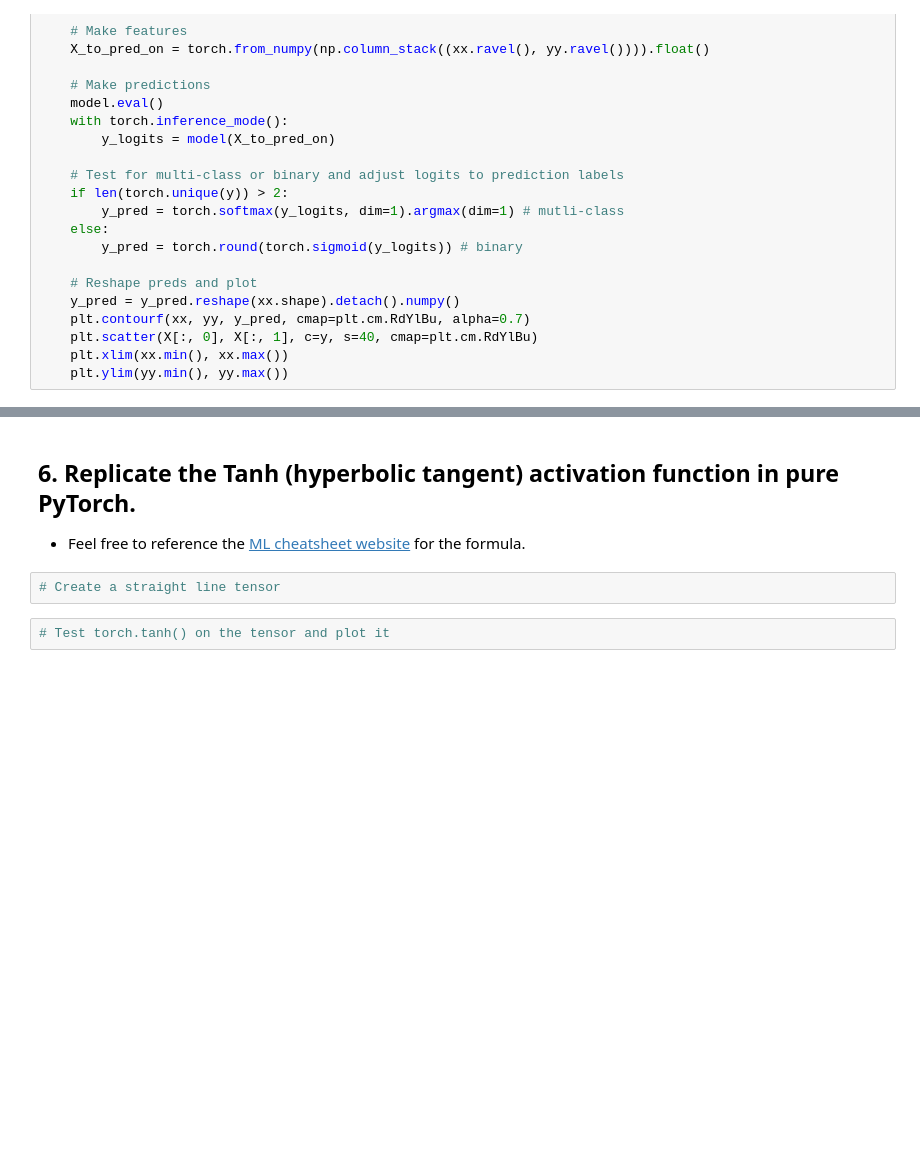
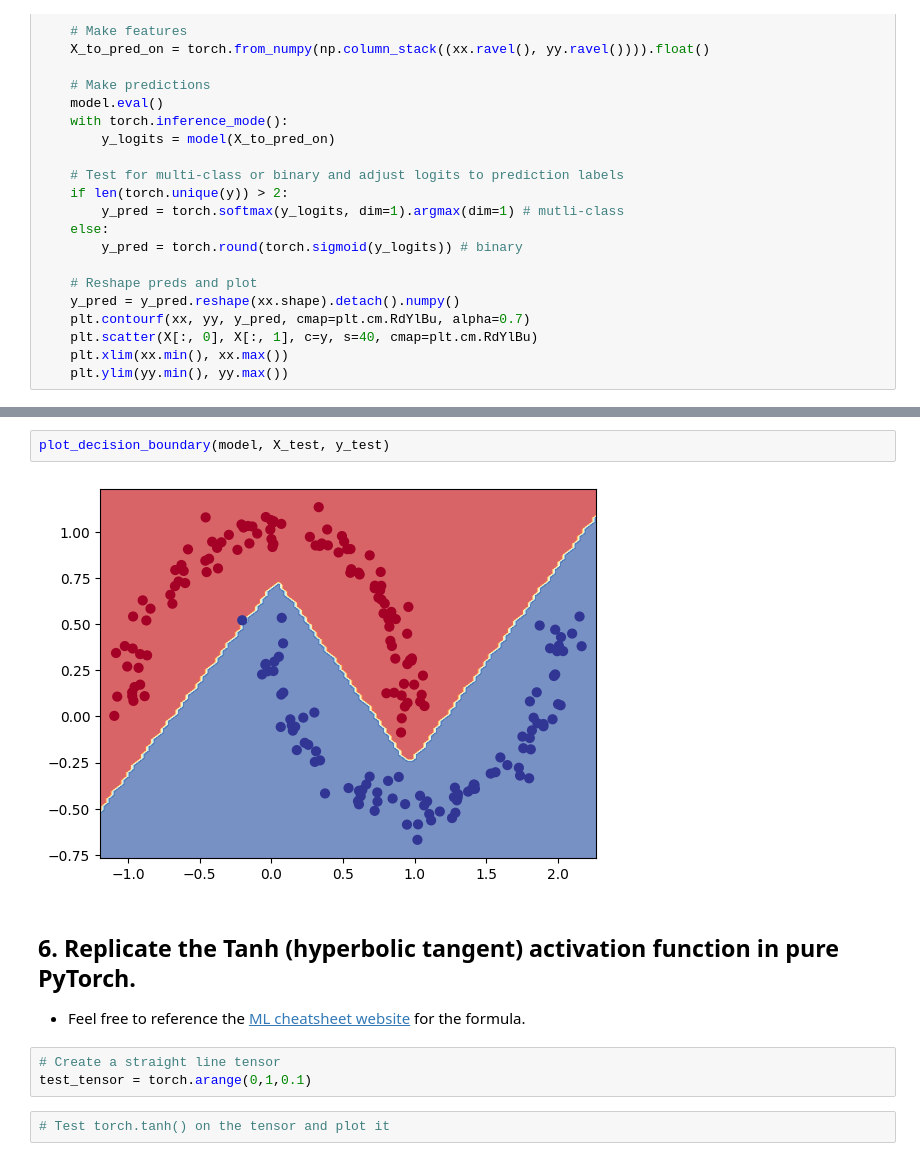
Before and after one commit to Mfr3ak/PyTorch-Practice, a Jupyter notebook: extras/exercises/New Practice/02_pytorch_classification_exercises.ipynb, the cells around one changed output, grey strips where cells are left out. Cells and saved outputs as stored; diff of their text form; blank space fills up the shorter version.

```diff
--- a/extras/exercises/New Practice/02_pytorch_classification_exercises.ipynb
+++ b/extras/exercises/New Practice/02_pytorch_classification_exercises.ipynb
@@ -222,8 +260,13 @@ def plot_decision_boundary(model, X, y):
+# %%
+plot_decision_boundary(model, X_test, y_test)
+# %% [output]
+[figure, added]
 # %% [markdown]
 ## 6. Replicate the Tanh (hyperbolic tangent) activation function in pure PyTorch.
   * Feel free to reference the [ML cheatsheet website](https://ml-cheatsheet.readthedocs.io/en/latest/activation_functions.html#tanh) for the formula.
 # %%
 # Create a straight line tensor
+test_tensor = torch.arange(0,1,0.1)
 # %%
 # Test torch.tanh() on the tensor and plot it
 # %%
```
Also changed, not shown: parts of 16 cells of this notebook.
